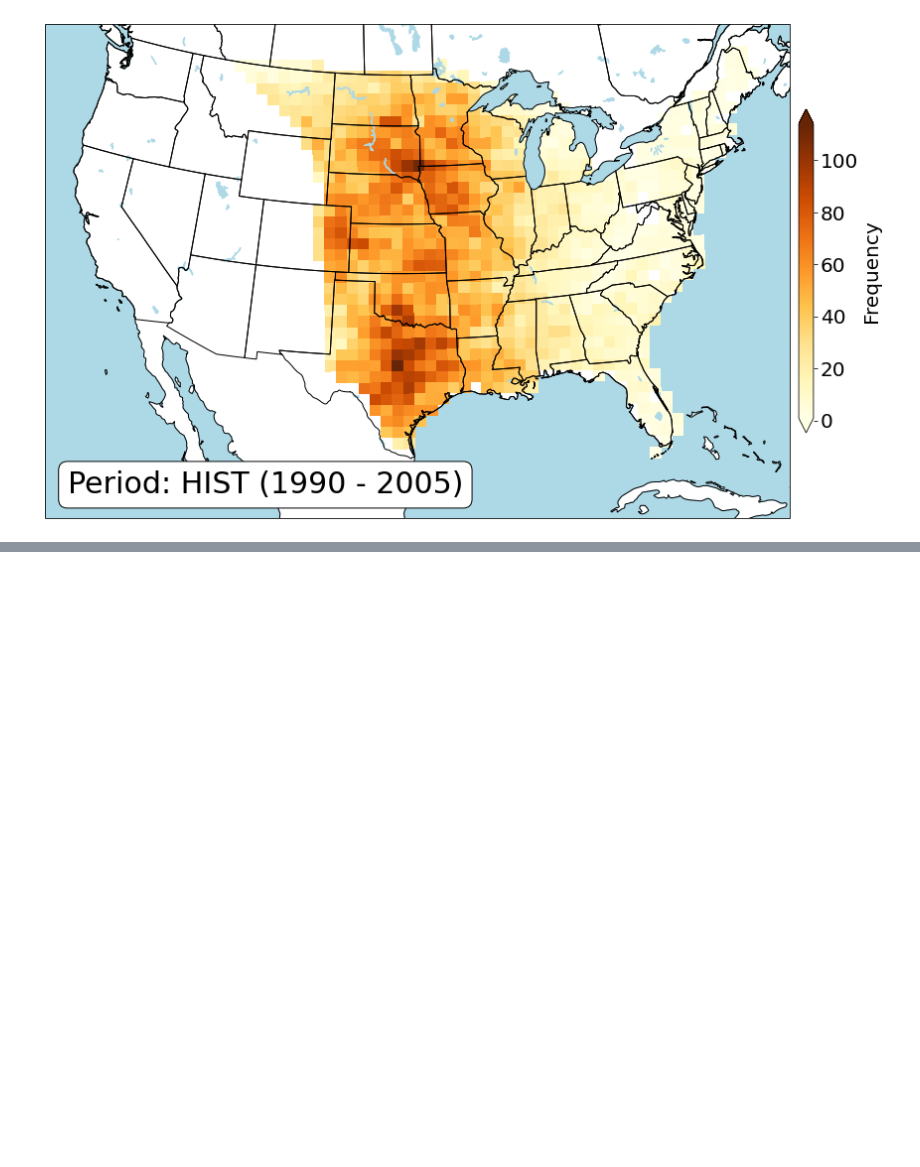
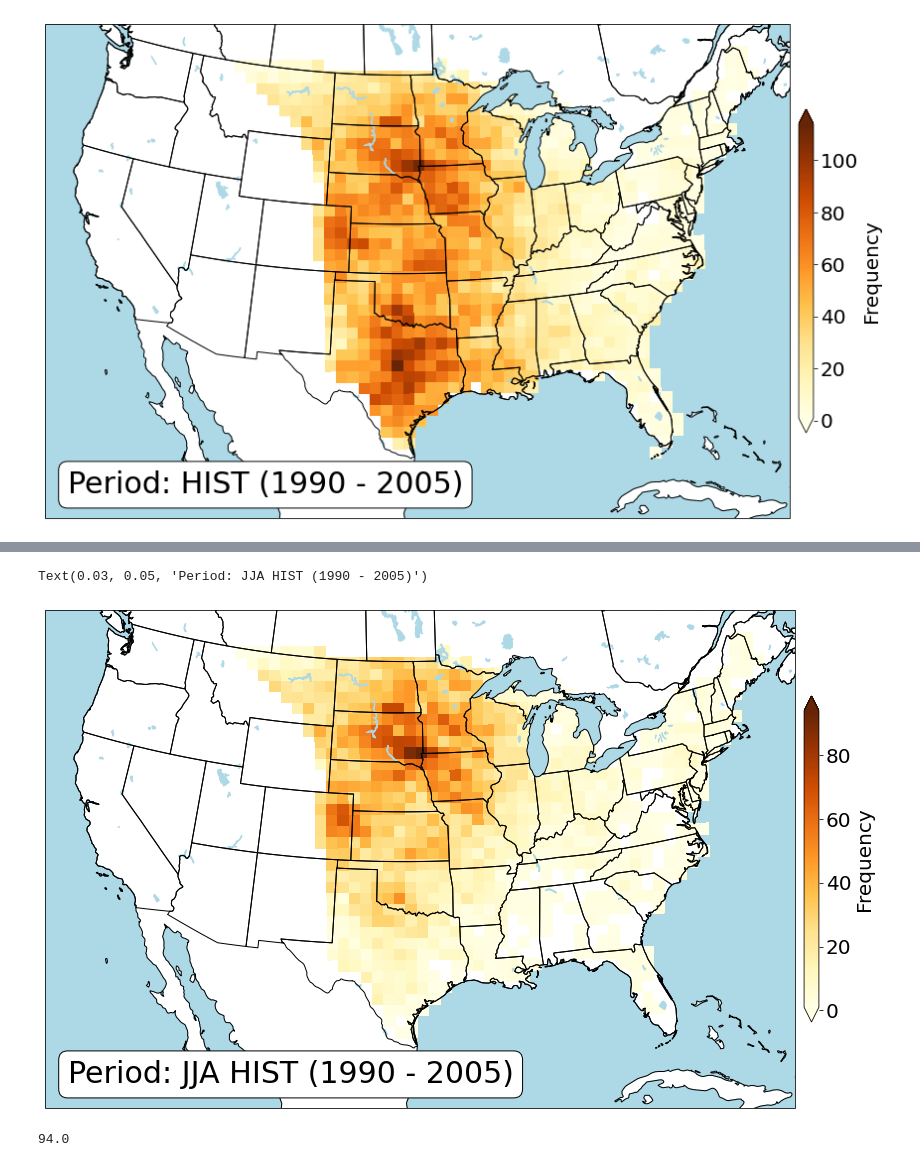
Before and after one commit to jcorner1/Unidata_Workshop2023, a Jupyter notebook: Code/WRF_Storm_Reports_Map.ipynb, the cells around one changed output, grey strips where cells are left out. Cells and saved outputs as stored; diff of their text form; code cells hidden in the pictures; blank space fills up the shorter version.

Commit message:
Update HIST Maps
update the HIST maps and some of the code used to create to these new data

```diff
--- a/Code/WRF_Storm_Reports_Map.ipynb
+++ b/Code/WRF_Storm_Reports_Map.ipynb
@@ -281,0 +371,32 @@ Text(0.03, 0.05, 'Period: HIST (1990 - 2005)')
+# %%
+#Plot the data
+fig = plt.figure()
+fig.set_size_inches(16,12)
+
+ax1 = plt.subplot(1, 1, 1, projection=ccrs.LambertConformal(central_longitude=-98, central_latitude=35))
+
+c = ax1.pcolormesh(ref_val.lon, ref_val.lat, arr_jja, transform=cartopy.crs.PlateCarree(), cmap='YlOrBr', vmax=np.nanmax(arr_jja))
+
+ax1.add_feature(cartopy.feature.STATES, zorder=2)
+ax1.add_feature(cartopy.feature.COASTLINE)
+ax1.add_feature(cartopy.feature.LAND, facecolor='white')
+ax1.add_feature(cartopy.feature.OCEAN, facecolor='lightblue')
+ax1.add_feature(cartopy.feature.LAKES, facecolor='lightblue')
+
+ax1.set_extent([-120, -74, 20, 50])
+
+
+cbar = plt.colorbar(c, shrink=0.5, pad=0.01, extend='both', ticks=list(range(0, 150, 20)), ax=ax1)
+cbar.ax.tick_params(labelsize=20)
+cbar.set_label(label='Frequency', size=20)
+
+
+ax1.annotate(f'Period: JJA HIST (1990 - 2005)', (0.03,0.05), xycoords='axes fraction',fontsize=30,
+                        bbox=dict(boxstyle='round', facecolor='w', alpha=1), color='k',zorder=25)
+# %% [output]
+Text(0.03, 0.05, 'Period: JJA HIST (1990 - 2005)')
+[figure, added]
+# %%
+np.nanmax(arr_jja)
+# %% [output]
+94.0
```
Also changed, not shown: parts of 1 cell of this notebook, 4 other files.
